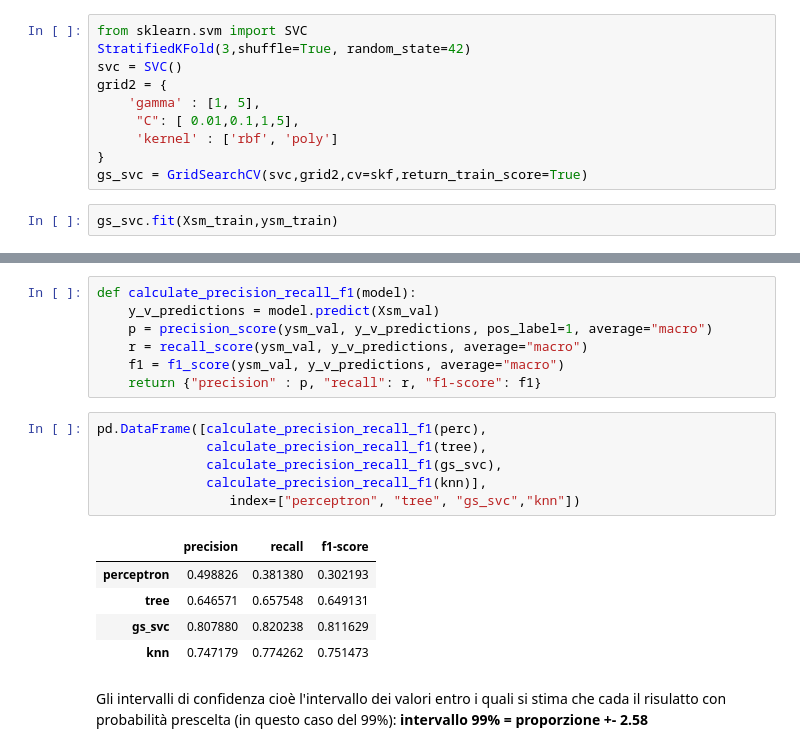
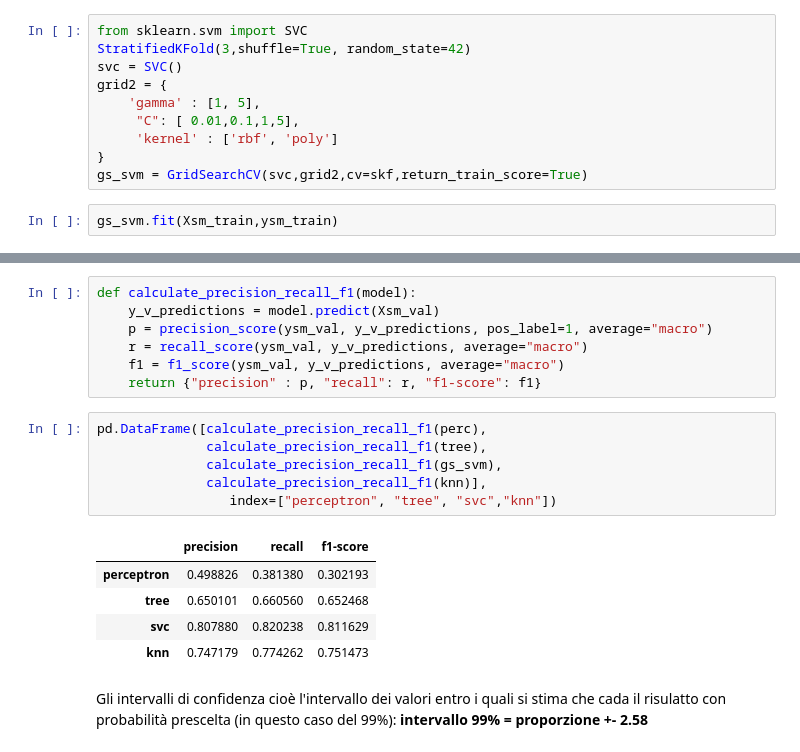
Before and after one commit to RyanPerrina/wine_classification, a Jupyter notebook: wine_classification.ipynb, the cells around one changed output, grey strips where cells are left out. Saved outputs shown, nothing was run; the diff lists cells and outputs as text.

```diff
--- a/wine_classification.ipynb
+++ b/wine_classification.ipynb
@@ -422,9 +422,9 @@ grid2 = {
      "C": [ 0.01,0.1,1,5],
      'kernel' : ['rbf', 'poly']
 }
-gs_svc = GridSearchCV(svc,grid2,cv=skf,return_train_score=True)
+gs_svm = GridSearchCV(svc,grid2,cv=skf,return_train_score=True)
 # %%
-gs_svc.fit(Xsm_train,ysm_train)
+gs_svm.fit(Xsm_train,ysm_train)
 # %% [output]
 GridSearchCV(cv=StratifiedKFold(n_splits=3, random_state=42, shuffle=True),
              estimator=SVC(),
@@ -622,14 +626,14 @@ def calculate_precision_recall_f1(model):
 # %%
 pd.DataFrame([calculate_precision_recall_f1(perc),
               calculate_precision_recall_f1(tree),
-              calculate_precision_recall_f1(gs_svc),
+              calculate_precision_recall_f1(gs_svm),
               calculate_precision_recall_f1(knn)],
-                 index=["perceptron", "tree", "gs_svc","knn"])
+                 index=["perceptron", "tree", "svc","knn"])
 # %% [output]
 |  | precision | recall | f1-score |
 | perceptron | 0.498826 | 0.381380 | 0.302193 |
-| tree | 0.646571 | 0.657548 | 0.649131 |
-| gs_svc | 0.807880 | 0.820238 | 0.811629 |
+| tree | 0.650101 | 0.660560 | 0.652468 |
+| svc | 0.807880 | 0.820238 | 0.811629 |
 | knn | 0.747179 | 0.774262 | 0.751473 |
 # %% [markdown]
 Gli intervalli di confidenza cioè l'intervallo dei valori entro i quali si  stima che cada il risulatto con probabilità prescelta (in questo caso del 99%):
```
Also changed, not shown: parts of 11 cells of this notebook.
